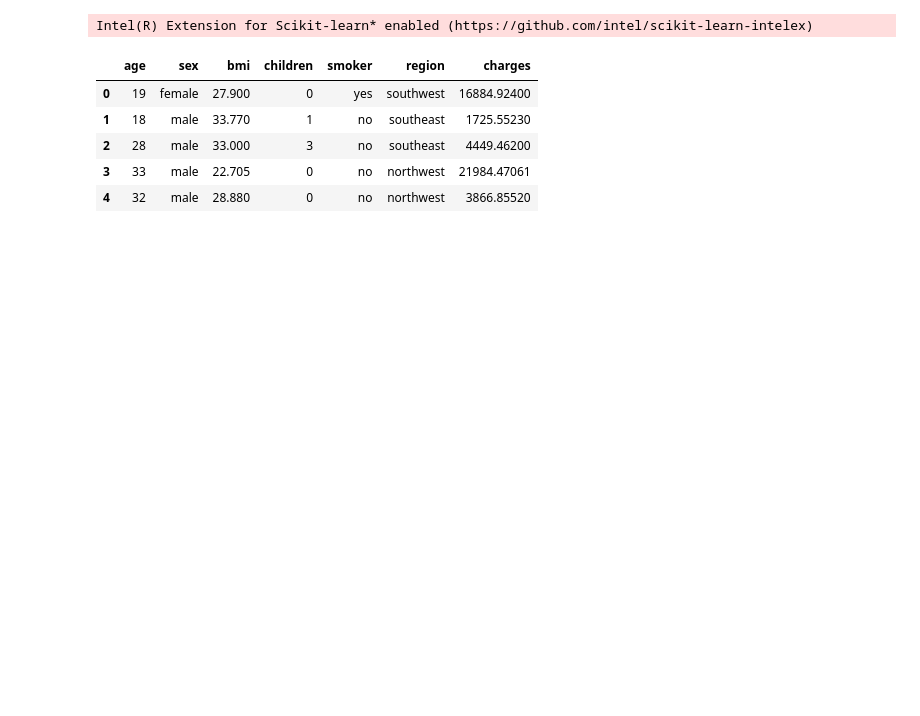
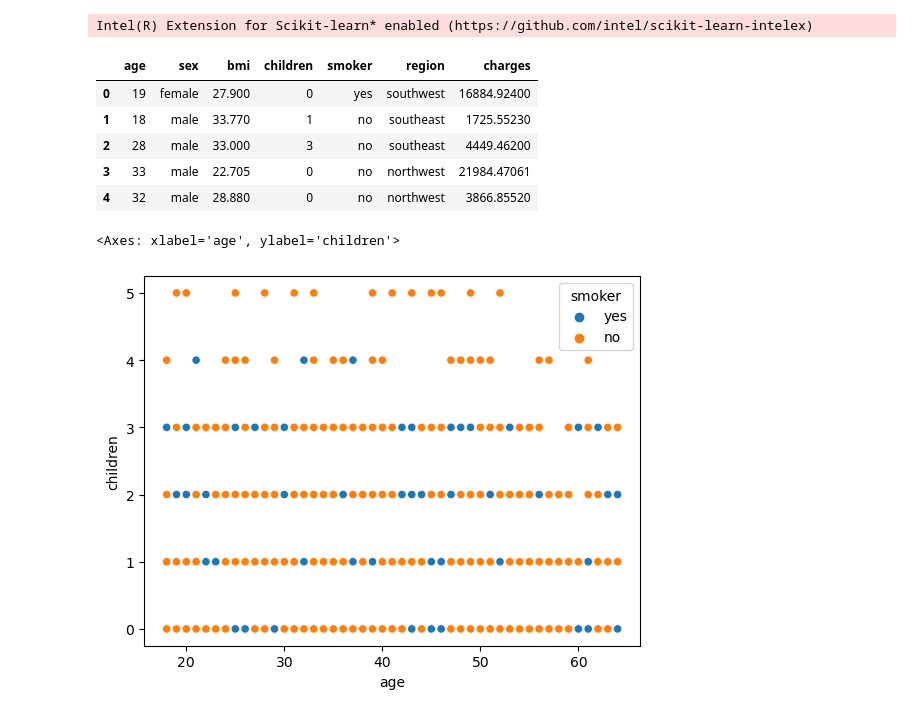
Before and after one commit to AryanPatel12125/FT-PROJECTS, a Jupyter notebook: 3. Insurance_Data_Prediction/Insurance_Prediction.ipynb, the cells around one changed output. Drawn from its saved outputs; the diff is of its cells as text; code cells hidden in the pictures; blank space fills up the shorter version.

```diff
--- a/3. Insurance_Data_Prediction/Insurance_Prediction.ipynb
+++ b/3. Insurance_Data_Prediction/Insurance_Prediction.ipynb
@@ -24,3 +24,8 @@ data1.head()
 | 2 | 28 | male | 33.000 | 3 | no | southeast | 4449.46200 |
 | 3 | 33 | male | 22.705 | 0 | no | northwest | 21984.47061 |
 | 4 | 32 | male | 28.880 | 0 | no | northwest | 3866.85520 |
+# %%
+sns.scatterplot(x='age', y='children', data=data1, hue='smoker')
+# %% [output]
+<Axes: xlabel='age', ylabel='children'>
+[figure, added]
```
Also changed, not shown: parts of 2 cells of this notebook, 1 other file.
